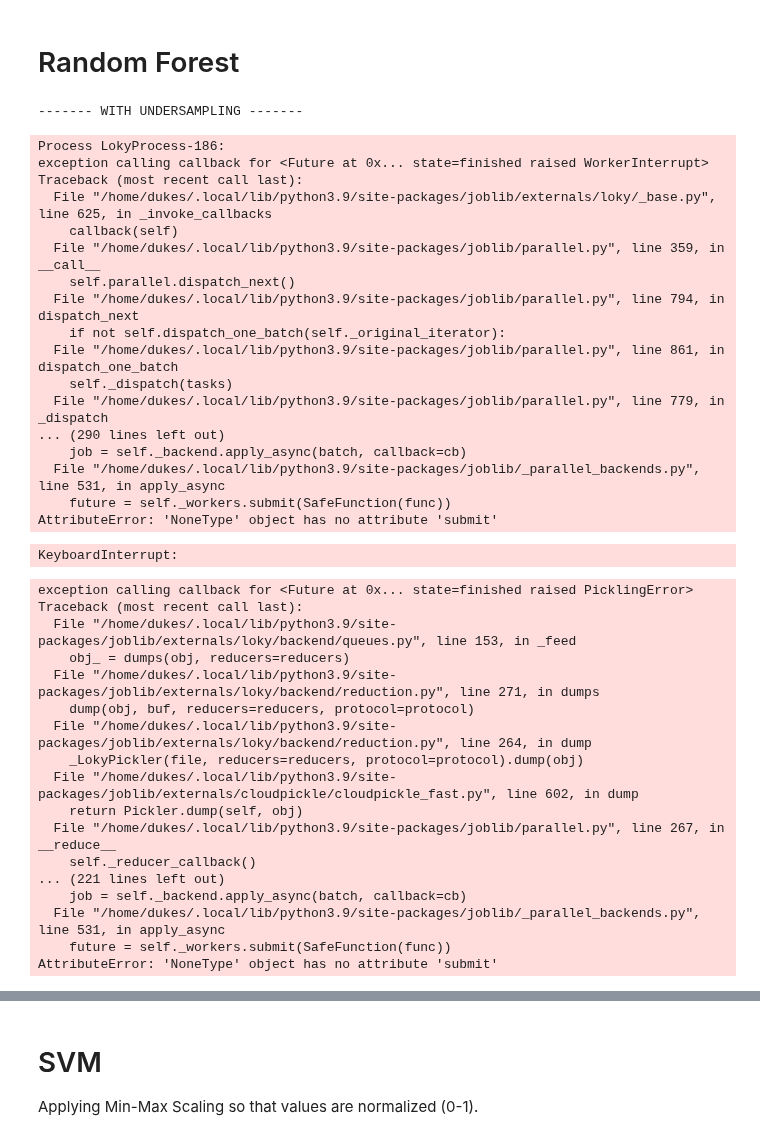
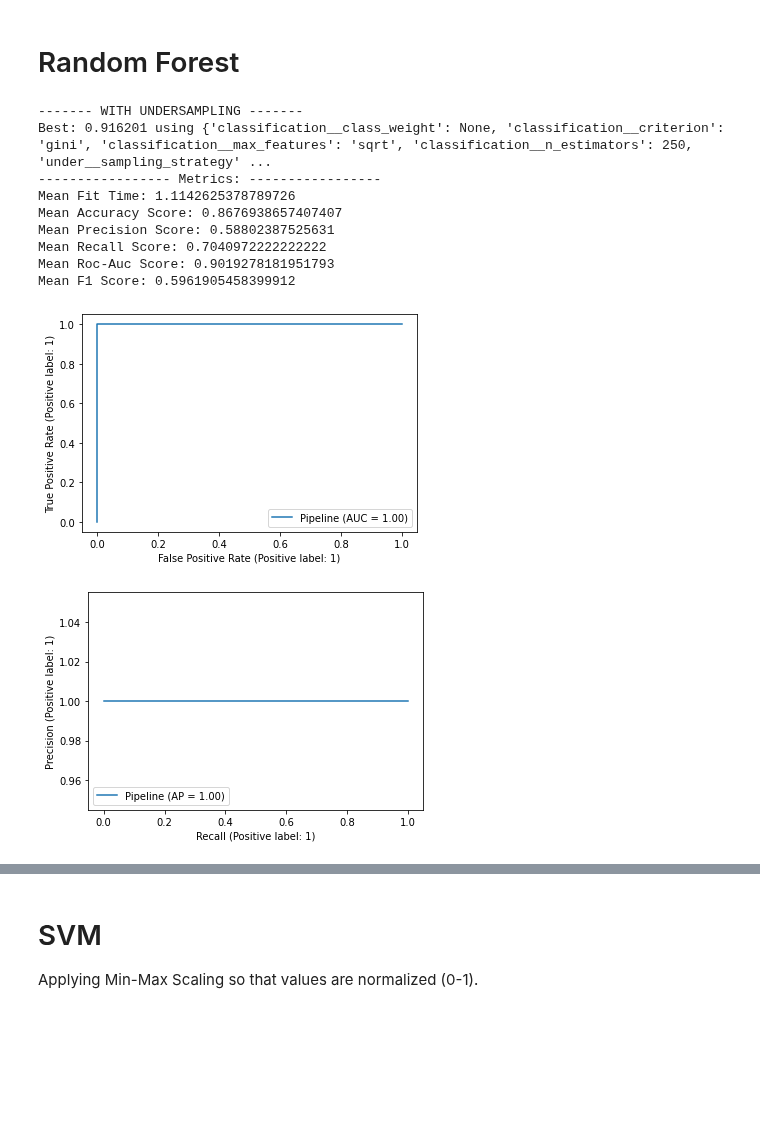
Before and after one commit to 2dukes/PROJ_AC_2122, a Jupyter notebook: applyModel.ipynb, the cells around one changed output, grey strips where cells are left out. Cells and saved outputs as stored; diff of their text form; code cells hidden in the pictures; blank space fills up the shorter version.

```diff
--- a/applyModel.ipynb
+++ b/applyModel.ipynb
@@ -152,62 +197,34 @@ results_df.to_csv("./results/logisticRegressionWithSMOTE.csv", index=None)
 # %%
 # https://stackoverflow.com/questions/30814231/using-the-predict-proba-function-of-randomforestclassifier-in-the-safe-and-rig
 # https://rpmcruz.github.io/machine%20learning/2018/02/09/probabilities-trees.html
 
 # Load data
 [X_train, X_test, y_train] = load_data()
 
 # With Undersampling
 print("------- WITH UNDERSAMPLING -------")
 pipeline = Pipeline([('under', RandomUnderSampler(random_state=0)), ('classification', RandomForestClassifier(random_state=0))])
 
-param_grid = {'under__sampling_strategy': [0.2, 0.25, 0.5, 0.75, 0.9, 0.99, 'majority'],
-            'classification__n_estimators': [int(x) for x in range(2, 14, 2)],
-            'classification__max_features': ['auto', 'sqrt'],
-            'classification__max_depth': [2, 6, 10, 14],
+param_grid = {'under__sampling_strategy': [0.2, 0.5, 0.75, 0.9],
+            'classification__n_estimators': [50, 150, 250],
+            'classification__max_features': ['sqrt', 'auto'],
             'classification__criterion': ['gini', 'entropy'],
-            'classification__min_samples_split':  [2, 4, 6, 8],
-            'classification__min_samples_leaf':  [1, 2, 4, 6],
-            'classification__class_weight': ["balanced", "balanced_subsample", None]}
+            'classification__class_weight': ["balanced", "balanced_subsample", None],}
 
-results_df = run_model(pipeline, param_grid, X_train, y_train, X_test)
+results_df = run_model(pipeline, param_grid, X_train, y_train, X_test, "RandomForest_Undersampling")
 results_df.to_csv("./results/randomForestUndersampling.csv", index=None)
 # %% [output]
 ------- WITH UNDERSAMPLING -------
+Best: 0.916201 using {'classification__class_weight': None, 'classification__criterion': 'gini', 'classification__max_features': 'sqrt', 'classification__n_estimators': 250, 'under__sampling_strategy' ...
+----------------- Metrics: -----------------
+Mean Fit Time: 1.1142625378789726
+Mean Accuracy Score: 0.8676938657407407
+Mean Precision Score: 0.58802387525631
+Mean Recall Score: 0.7040972222222222
+Mean Roc-Auc Score: 0.9019278181951793
+Mean F1 Score: 0.5961905458399912
-Process LokyProcess-186:
-exception calling callback for <Future at 0x... state=finished raised WorkerInterrupt>
-Traceback (most recent call last):
-  File "/home/dukes/.local/lib/python3.9/site-packages/joblib/externals/loky/_base.py", line 625, in _invoke_callbacks
-    callback(self)
-  File "/home/dukes/.local/lib/python3.9/site-packages/joblib/parallel.py", line 359, in __call__
-    self.parallel.dispatch_next()
-  File "/home/dukes/.local/lib/python3.9/site-packages/joblib/parallel.py", line 794, in dispatch_next
-    if not self.dispatch_one_batch(self._original_iterator):
-  File "/home/dukes/.local/lib/python3.9/site-packages/joblib/parallel.py", line 861, in dispatch_one_batch
-    self._dispatch(tasks)
-  File "/home/dukes/.local/lib/python3.9/site-packages/joblib/parallel.py", line 779, in _dispatch
-... (290 lines left out)
-    job = self._backend.apply_async(batch, callback=cb)
-  File "/home/dukes/.local/lib/python3.9/site-packages/joblib/_parallel_backends.py", line 531, in apply_async
-    future = self._workers.submit(SafeFunction(func))
-AttributeError: 'NoneType' object has no attribute 'submit'
-KeyboardInterrupt:
-exception calling callback for <Future at 0x... state=finished raised PicklingError>
-Traceback (most recent call last):
-  File "/home/dukes/.local/lib/python3.9/site-packages/joblib/externals/loky/backend/queues.py", line 153, in _feed
-    obj_ = dumps(obj, reducers=reducers)
-  File "/home/dukes/.local/lib/python3.9/site-packages/joblib/externals/loky/backend/reduction.py", line 271, in dumps
-    dump(obj, buf, reducers=reducers, protocol=protocol)
-  File "/home/dukes/.local/lib/python3.9/site-packages/joblib/externals/loky/backend/reduction.py", line 264, in dump
-    _LokyPickler(file, reducers=reducers, protocol=protocol).dump(obj)
-  File "/home/dukes/.local/lib/python3.9/site-packages/joblib/externals/cloudpickle/cloudpickle_fast.py", line 602, in dump
-    return Pickler.dump(self, obj)
-  File "/home/dukes/.local/lib/python3.9/site-packages/joblib/parallel.py", line 267, in __reduce__
-    self._reducer_callback()
-... (221 lines left out)
-    job = self._backend.apply_async(batch, callback=cb)
-  File "/home/dukes/.local/lib/python3.9/site-packages/joblib/_parallel_backends.py", line 531, in apply_async
-    future = self._workers.submit(SafeFunction(func))
-AttributeError: 'NoneType' object has no attribute 'submit'
+[figure, added]
+[figure, added]
 # %%
 # Without Oversampling & Undersampling
 print("------- WITHOUT OVERSAMPLING & UNDERSAMPLING -------")
```
Also changed, not shown: parts of 58 cells of this notebook, 6 other files.
